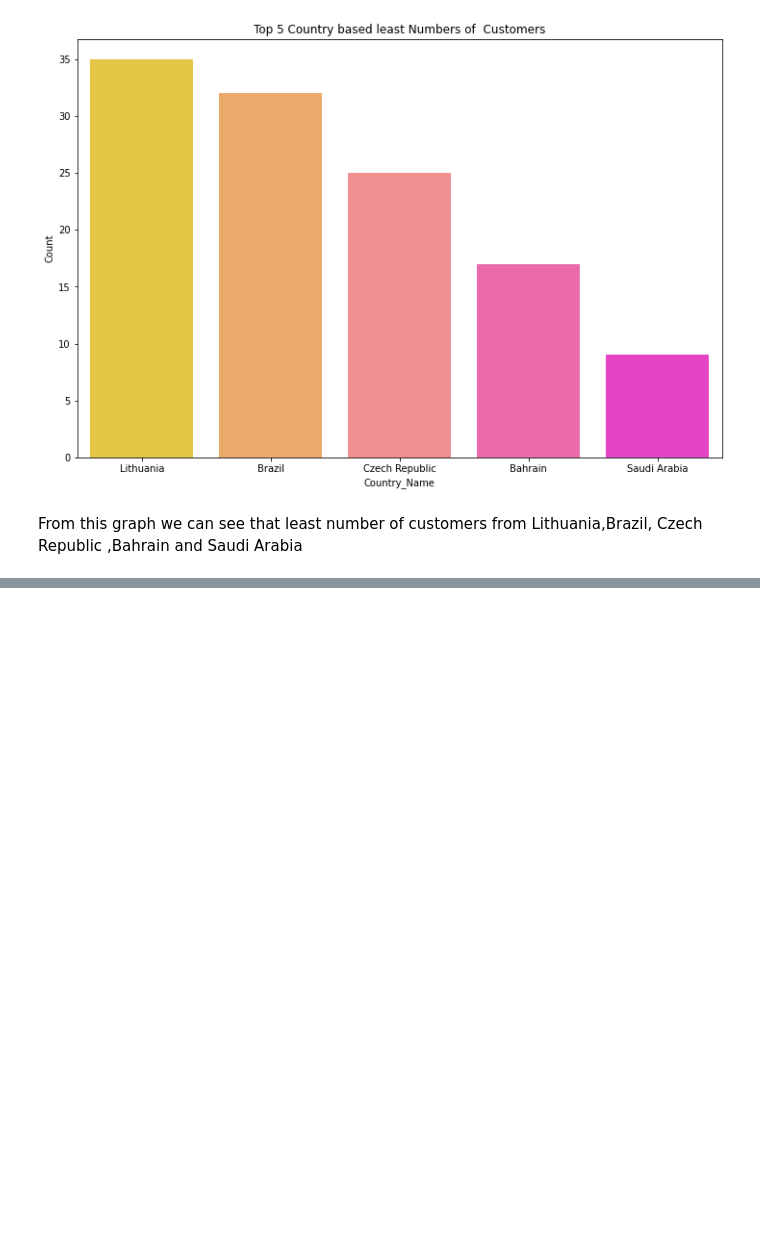
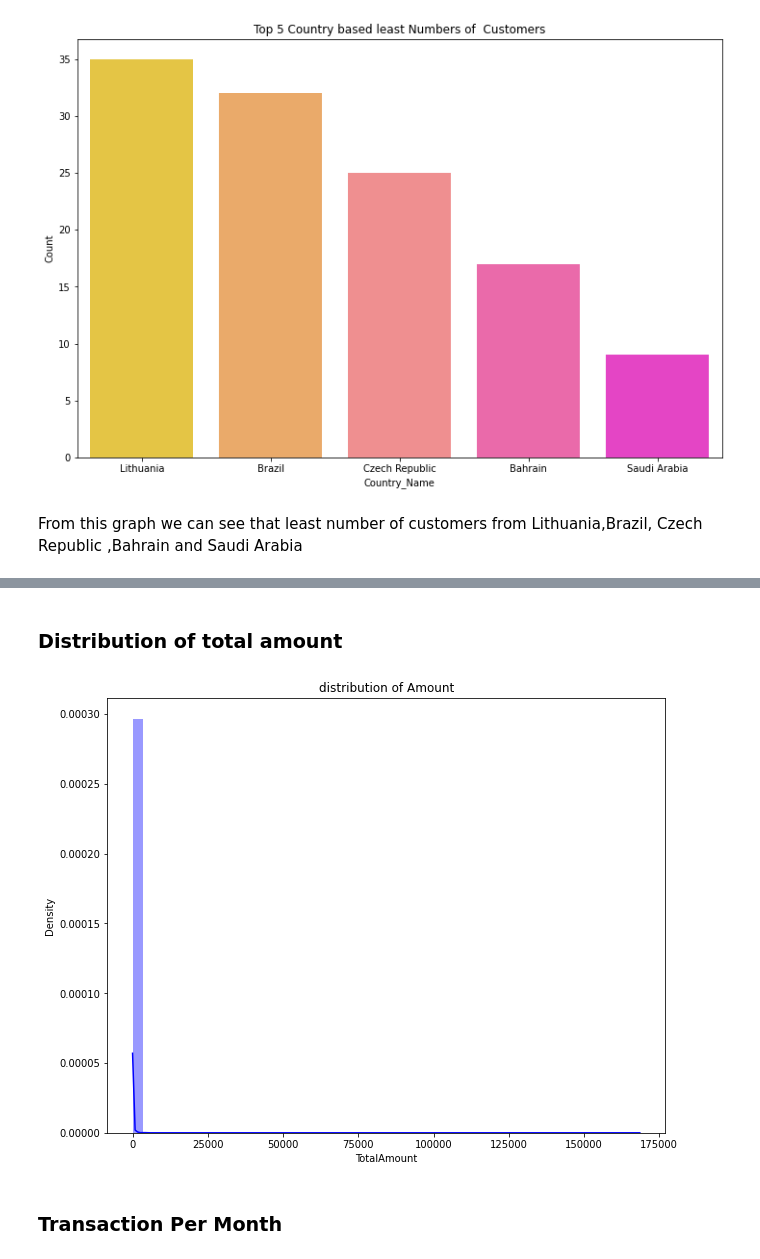
Before and after one commit to Tanushri920/Online-Retail-Customer-Segmentation, a Jupyter notebook: Online_Retail_Customer_Segmentation_Capstone_Project.ipynb, the cells around one changed output, grey strips where cells are left out. Cells and saved outputs as stored; diff of their text form; code cells hidden in the pictures; blank space fills up the shorter version.

```diff
--- a/Online_Retail_Customer_Segmentation_Capstone_Project.ipynb
+++ b/Online_Retail_Customer_Segmentation_Capstone_Project.ipynb
@@ -371,0 +407,11 @@ From this graph we can see that least number of customers from Lithuania,Brazil,
+# %% [markdown]
+### **Distribution of total amount**
+# %%
+#checking distribution for Totalamount
+plt.figure(figsize=(10,8))
+plt.title('distribution of Amount')
+sns.distplot(df['TotalAmount'],color="b");
+# %% [output]
+[figure, added]
+# %% [markdown]
+### **Transaction Per Month**
```
Also changed, not shown: parts of 23 cells of this notebook.
